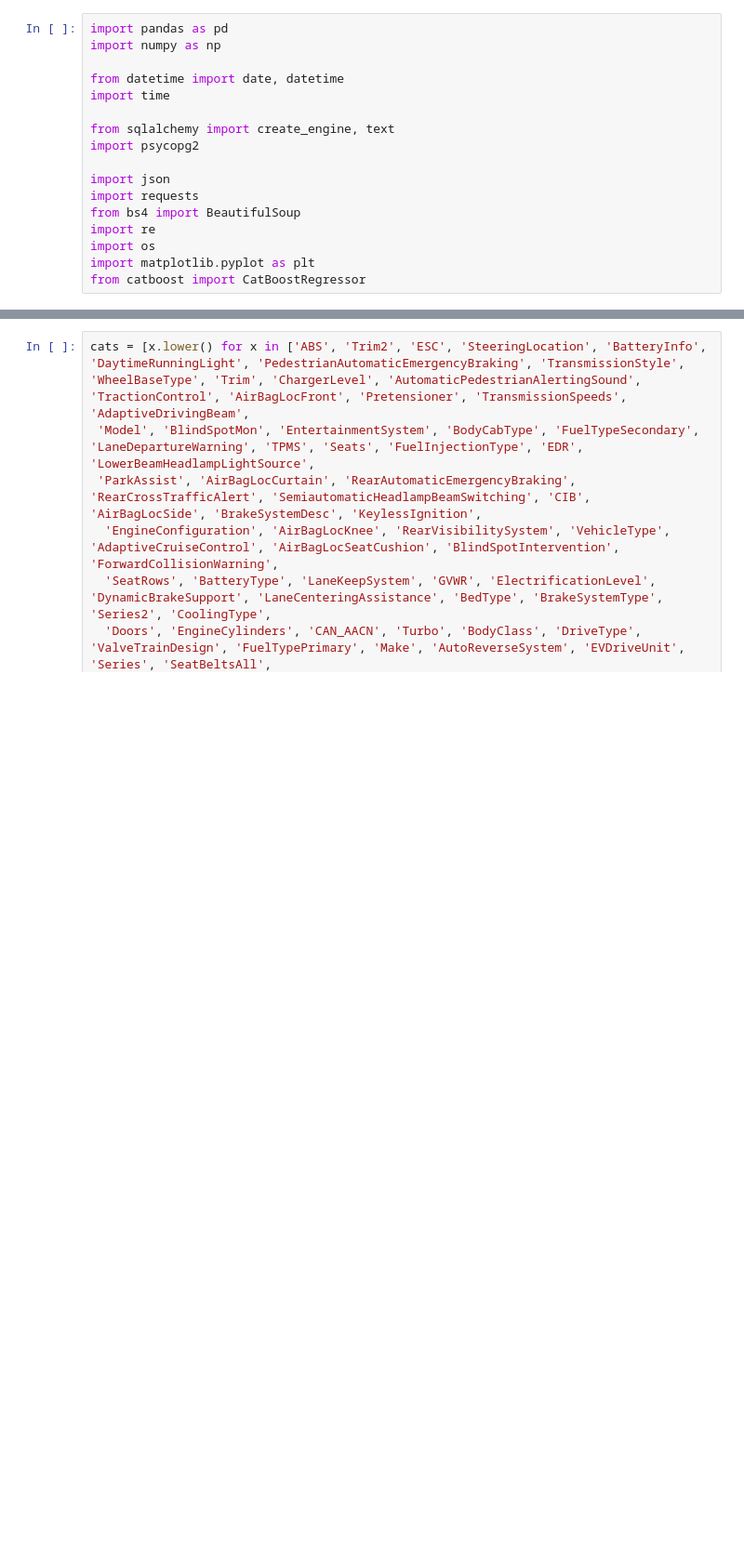
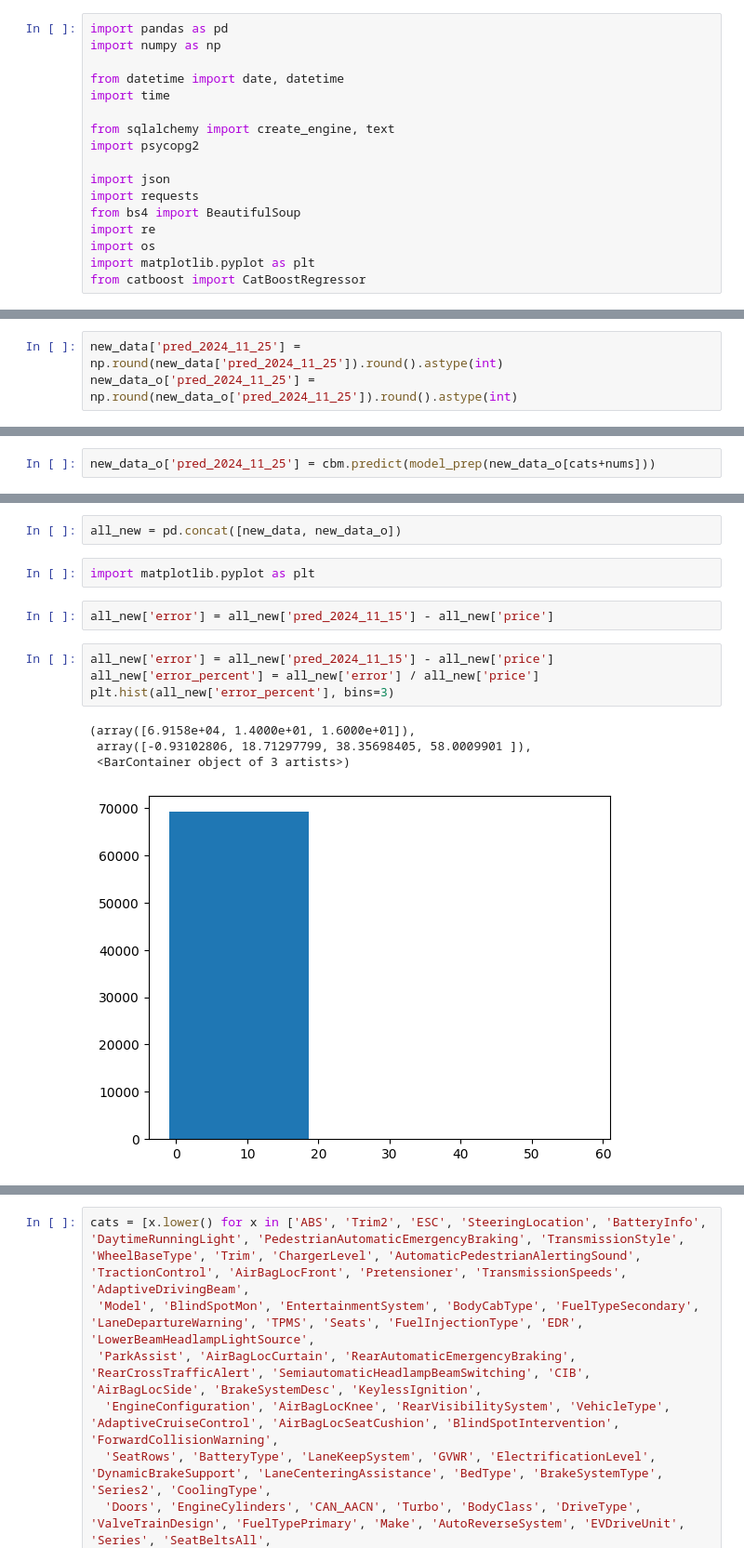
Before and after one commit to pgrts/car_proj, a Jupyter notebook: scraper/clean_preds_repeats.ipynb, the cells around one changed output, grey strips where cells are left out. Shown at 93% size. Cells and saved outputs as stored; diff of their text form; blank space fills up the shorter version.

```diff
--- a/scraper/clean_preds_repeats.ipynb
+++ b/scraper/clean_preds_repeats.ipynb
@@ -22,0 +1268,3 @@ with engine.connect() as conn:
+# %%
+new_data['pred_2024_11_25'] = np.round(new_data['pred_2024_11_25']).round().astype(int)
+new_data_o['pred_2024_11_25'] = np.round(new_data_o['pred_2024_11_25']).round().astype(int)
@@ -22,0 +1367,2 @@ with engine.connect() as conn:
+# %%
+new_data_o['pred_2024_11_25'] = cbm.predict(model_prep(new_data_o[cats+nums]))
@@ -22,0 +1380,15 @@ with engine.connect() as conn:
+# %%
+all_new = pd.concat([new_data, new_data_o])
+# %%
+import matplotlib.pyplot as plt
+# %%
+all_new['error'] = all_new['pred_2024_11_15'] - all_new['price']
+# %%
+all_new['error'] = all_new['pred_2024_11_15'] - all_new['price']
+all_new['error_percent'] = all_new['error'] / all_new['price']
+plt.hist(all_new['error_percent'], bins=3)
+# %% [output]
+(array([6.9158e+04, 1.4000e+01, 1.6000e+01]),
+ array([-0.93102806, 18.71297799, 38.35698405, 58.0009901 ]),
+ <BarContainer object of 3 artists>)
+[figure, added]
```
Also changed, not shown: parts of 189 cells of this notebook, 27 other files.
